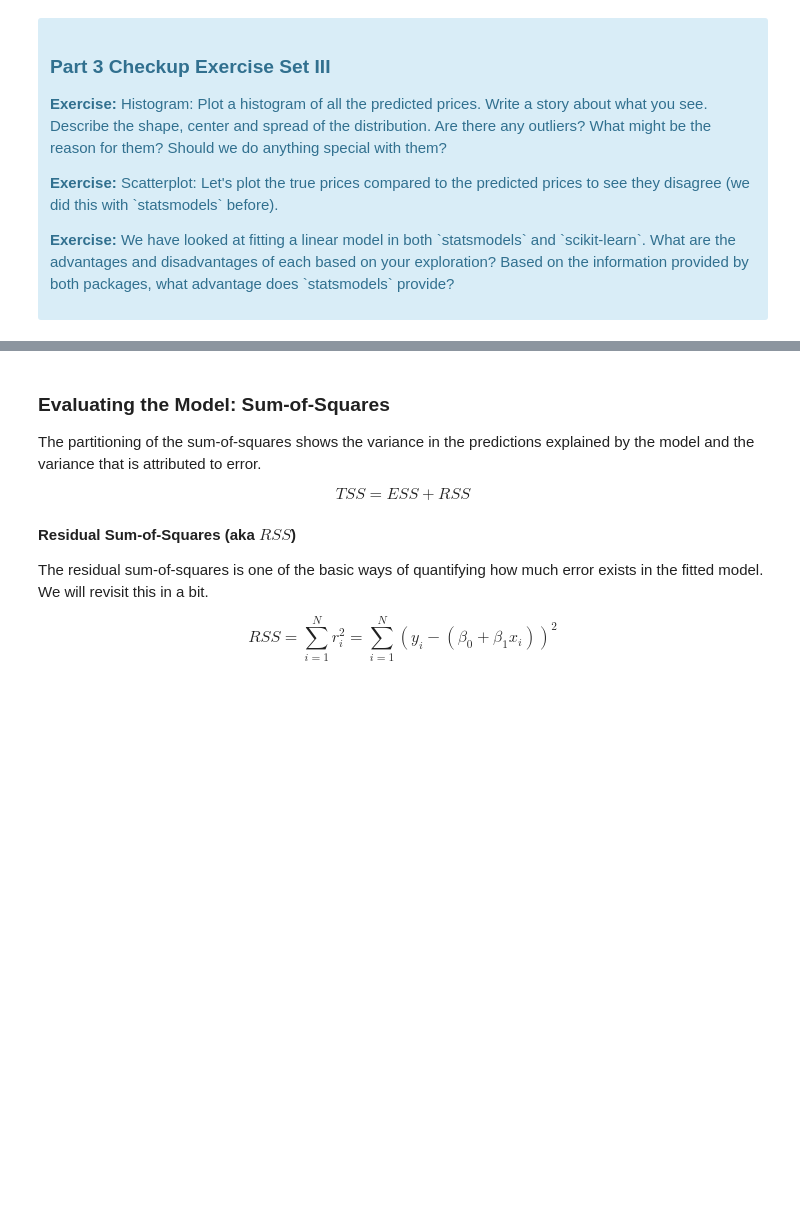
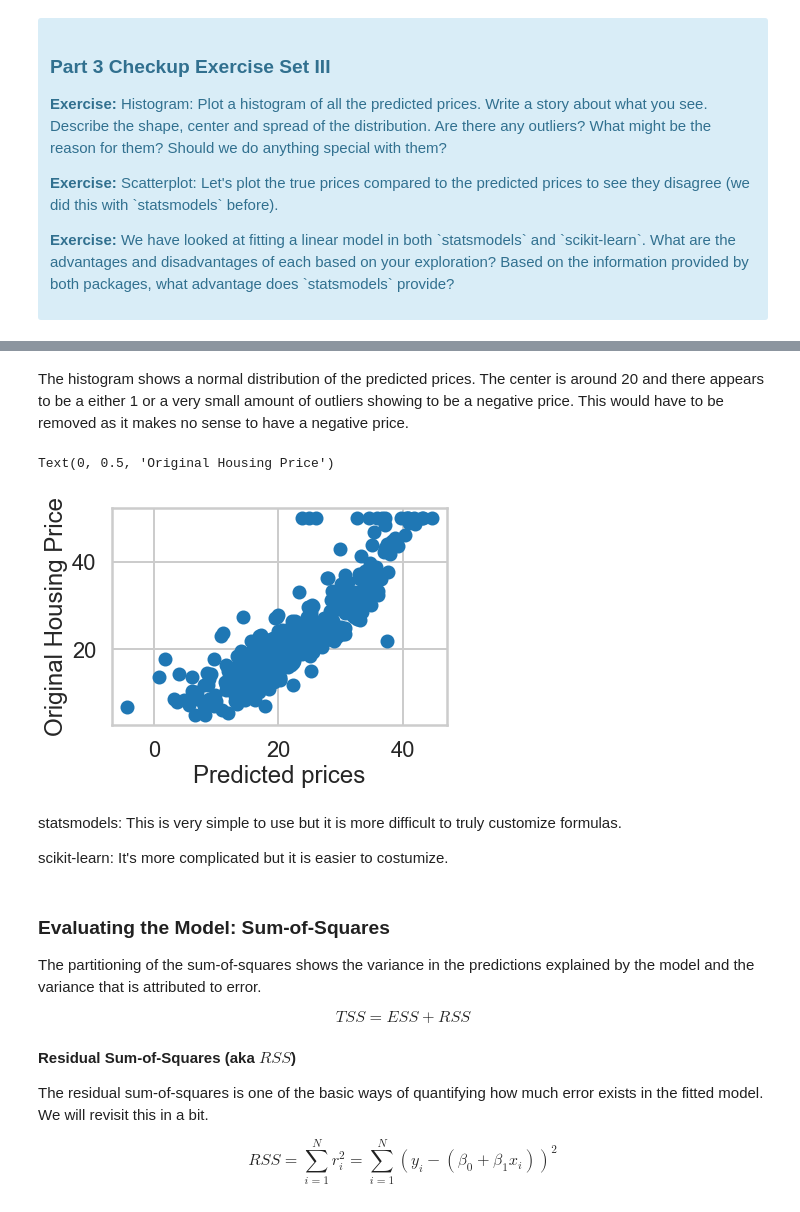
Before and after one commit to jel476/LinearRegression-Assigment-Springboard, a Jupyter notebook: linear_regression/Mini_Project_Linear_Regression.ipynb, the cells around one changed output, grey strips where cells are left out. Saved outputs shown, nothing was run; the diff lists cells and outputs as text; code cells hidden in the pictures; blank space fills up the shorter version.

```diff
--- a/linear_regression/Mini_Project_Linear_Regression.ipynb
+++ b/linear_regression/Mini_Project_Linear_Regression.ipynb
@@ -586,3 +595,16 @@ lm.predict(X)[0:5]
+# %% [markdown]
+The histogram shows a normal distribution of the predicted prices. The center is around 20 and there appears to be a either 1 or a very small amount of outliers showing to be a negative price. This would have to be removed as it makes no sense to have a negative price.
+# %%
+plt.scatter(lm.predict(X), bos.PRICE)
+plt.xlabel("Predicted prices")
+plt.ylabel("Original Housing Price")
+# %% [output]
+Text(0, 0.5, 'Original Housing Price')
+[figure, added]
+# %% [markdown]
+statsmodels: This is very simple to use but it is more difficult to truly customize formulas.
+
+scikit-learn: It's more complicated but it is easier to costumize.
 # %% [markdown]
 ### Evaluating the Model: Sum-of-Squares
 
```
Also changed, not shown: parts of 22 cells of this notebook.
